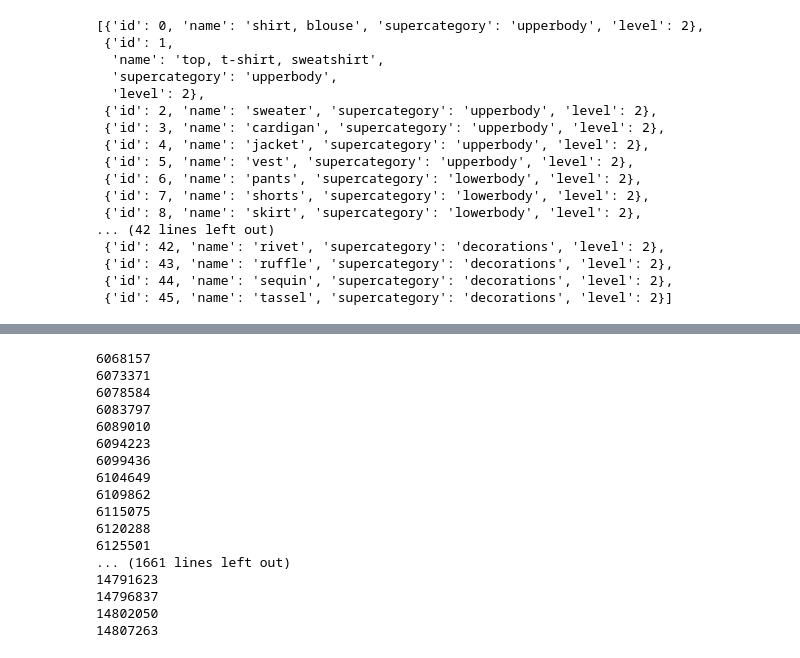
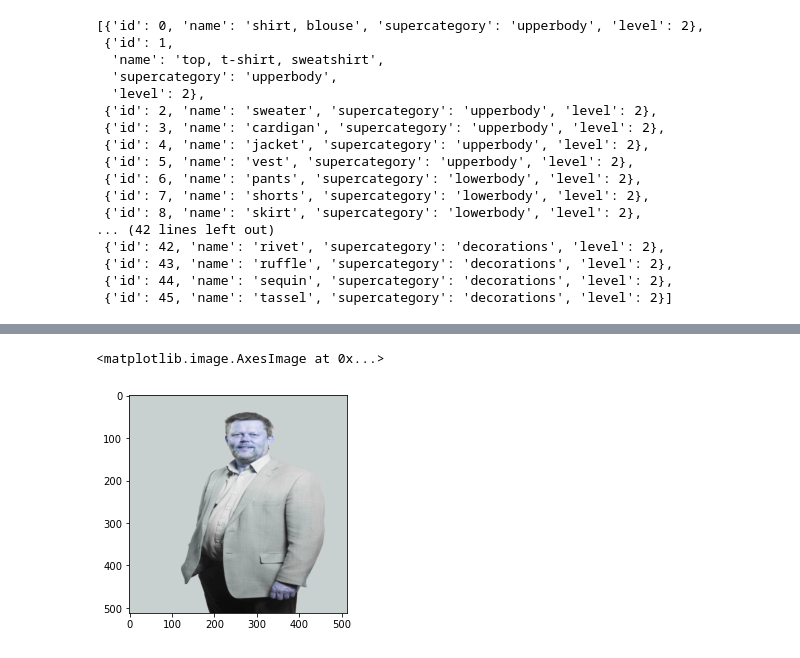
Before and after one commit to narek-g/Capstone_Project, a Jupyter notebook: prototypes/Data-Wrangling.ipynb, the cells around one changed output, grey strips where cells are left out. Saved outputs shown, nothing was run; the diff lists cells and outputs as text; code cells hidden in the pictures.

```diff
--- a/prototypes/Data-Wrangling.ipynb
+++ b/prototypes/Data-Wrangling.ipynb
@@ -110,26 +111,3 @@ plt.imshow(cv2.cvtColor(img, cv2.COLOR_BGR2RGB))
-# %%
-encoded_pixels = df.iloc[0].EncodedPixels
-pixel_list = list(map(int,encoded_pixels.split(' ')))
-for i in range(0, len(pixel_list),2):
-    print(pixel_list[i])
-# %% [output]
-6068157
-6073371
-6078584
-6083797
-6089010
-6094223
-6099436
-6104649
-6109862
-6115075
-6120288
-6125501
-... (1661 lines left out)
-14791623
-14796837
-14802050
-14807263
 # %%
 def make_mask_img(segment_df):
     seg_width = segment_df.at[0, "Width"]
@@ -160,9 +138,18 @@ def create_image_batch(df):
         seg_img = make_mask_img(segment_df)
 
         # HWC -> CHW
-        img = img.transpose((2, 0, 1))
+        # img = img.transpose((2, 0, 1))
         #seg_img = seg_img.transpose((2, 0, 1))
 
-        trn_images.append(img)
-        seg_images.append(seg_img)
+        trn_images.append(np.array(img, dtype=np.float32)/255 )
+        seg_images.append(np.array(seg_img, dtype=np.int32))
     return(trn_images, seg_images)
+# %%
+df_temp = df.iloc[:50]
+trained, segmented = create_image_batch(df_temp)
+# %%
+# plt.imshow(trained[0].transpose(1,2,0))
+plt.imshow(trained[0])
+# %% [output]
+<matplotlib.image.AxesImage at 0x...>
+[figure, added]
```
Also changed, not shown: parts of 6 cells of this notebook.
